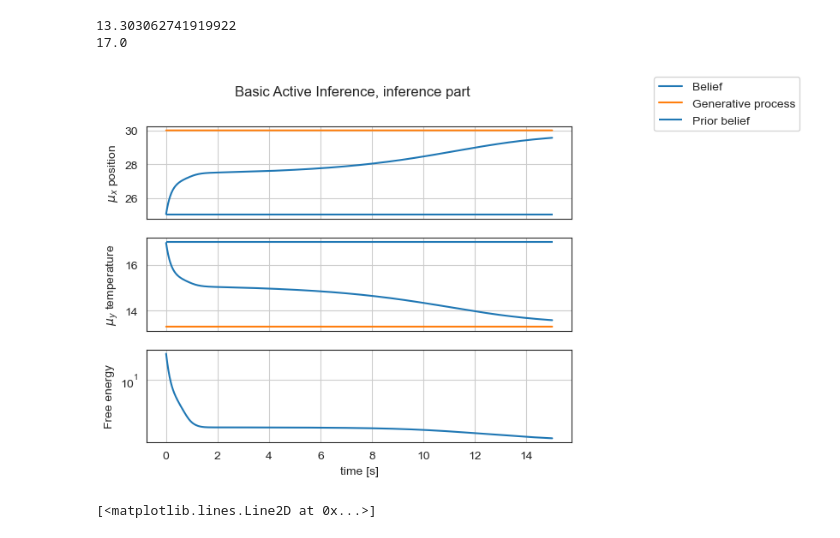
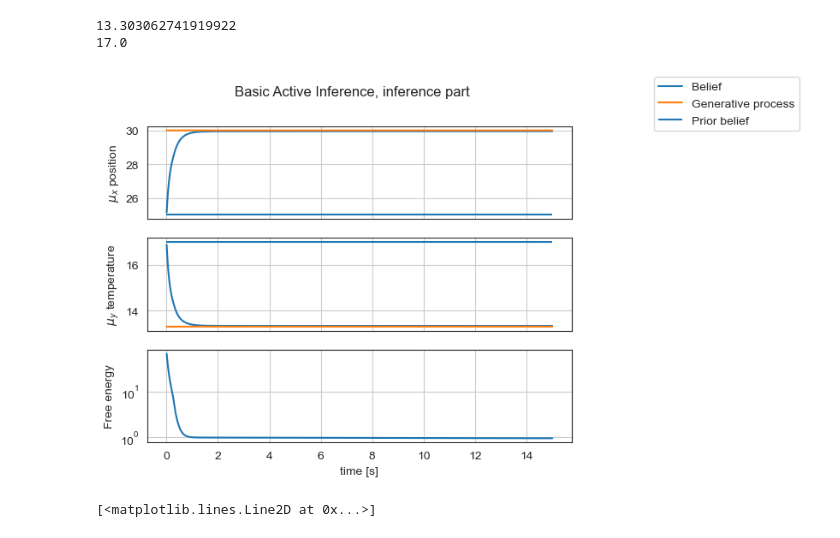
Before and after one commit to sebastiaan116/Affective-Active-Inference, a Jupyter notebook: Hydar1.ipynb, the cells around one changed output. Saved outputs shown, nothing was run; the diff lists cells and outputs as text; code cells hidden in the pictures.

```diff
--- a/Hydar1.ipynb
+++ b/Hydar1.ipynb
@@ -83,6 +83,7 @@ class ai_capsule():
         self.Sigma_w = Sigma_w #Estimated variance of the hidden state
         self.Sigma_z = Sigma_z # Estimated variance of the sensory observation
         self.alpha_mu = a_mu # Learning rate of the gradient descent mu (hidden state)
+        self.plot_dict = {"eps_x": [], "eps_y": [],"dprec_w": [],"dprec_z": []}
 
     def g(self,x,v):
 
@@ -138,7 +139,10 @@ class ai_capsule():
 #         print(self.Sigma_z)
         #Calculate Free Energy to report out
         self.F = 0.5 * (self.eps_x**2 / self.Sigma_w + self.eps_y**2 / self.Sigma_z + np.log(self.Sigma_w * self.Sigma_z))
-
+        self.plot_dict["eps_x"].append(self.eps_x)
+        self.plot_dict["eps_y"].append(self.eps_y)
+        self.plot_dict["dprec_w"].append(dprec_w)
+        self.plot_dict["dprec_z"].append(dprec_z)
         return self.F, self.mu_x , self.g(self.mu_x,0), self.Sigma_w, self.Sigma_z
 # %%
 def simulation (v, mu_v, Sigma_w, Sigma_z, noise, a_mu):
@@ -176,41 +180,48 @@ def simulation (v, mu_v, Sigma_w, Sigma_z, noise, a_mu):
             x[i]= v
             y[i] = g_gp(x[i],v)
         #Active inference
-        F[i], mu_x[i], mu_y[i], vSigma_w[i], vSigma_z[i] = capsule.inference_step(i,mu_v,y[i])
+        F[i], mu_x[i], mu_y[i], vSigma_w[i], vSigma_z[i]= capsule.inference_step(i,mu_v,y[i])
+
+
 
     # Print the results
+    plot_dict = capsule.plot_dict
     tsim = time.time() - ssim
     #print('Simulation time: ' + "%.2f" % tsim + ' sec' )
 
-    return F, mu_x, mu_y, x, y, vSigma_w, vSigma_z
+    return F, mu_x, mu_y, x, y, vSigma_w, vSigma_z, plot_dict
 
 # Test case
 
 v = 30 # actual depth Hydar
 mu_v = 25 # Hydars belief of the depth
-F1, mu_x1, mu_y1, x1, y1, vSigma_w, vSigma_z = simulation(v,mu_v,1,0.301,'no noise',1) # prior and observation balanced, both variance of 1
+F1, mu_x1, mu_y1, x1, y1, vSigma_w, vSigma_z ,plot_dict= simulation(v,mu_v,1,0.1,'no noise',1) # prior and observation balanced, both variance of 1
+
 
 
 # Plot results:
 fig, axes = plt.subplots(3, 1, sharex='col');
 fig.suptitle('Basic Active Inference, inference part');
 axes[0].plot(t[1:],mu_x1[1:],label='Belief');
 axes[0].plot(t[1:],x1[1:],label='Generative process');
 axes[0].hlines(mu_v, 0,T, label='Prior belief')
 axes[0].set_ylabel('$\mu_x$ position');
 fig.legend(bbox_to_anchor=(1.05, 1), loc='upper left', borderaxespad=0.)
 axes[0].grid(1);
 axes[1].plot(t[1:],mu_y1[1:],label='Belief');
 axes[1].plot(t[1:],y1[1:],label='Generative process');
 axes[1].hlines(g_gp(mu_v,0), 0,T, label='Prior belief')
 axes[1].set_ylabel('$\mu_y$ temperature');
 axes[1].grid(1);
 axes[2].semilogy(t[1:],F1[1:],label='Belief');
 axes[2].set_xlabel('time [s]');
 axes[2].set_ylabel('Free energy');
 axes[2].grid(1);
+
+
+fig, axes = plt.subplots(3, 1, sharex='col');
 # %% [output]
-[figure, old version]
+[figure, new version]
 # %%
 plt.figure(1)
 plt.plot(vSigma_w)
```
Also changed, not shown: parts of 1 cell of this notebook.
